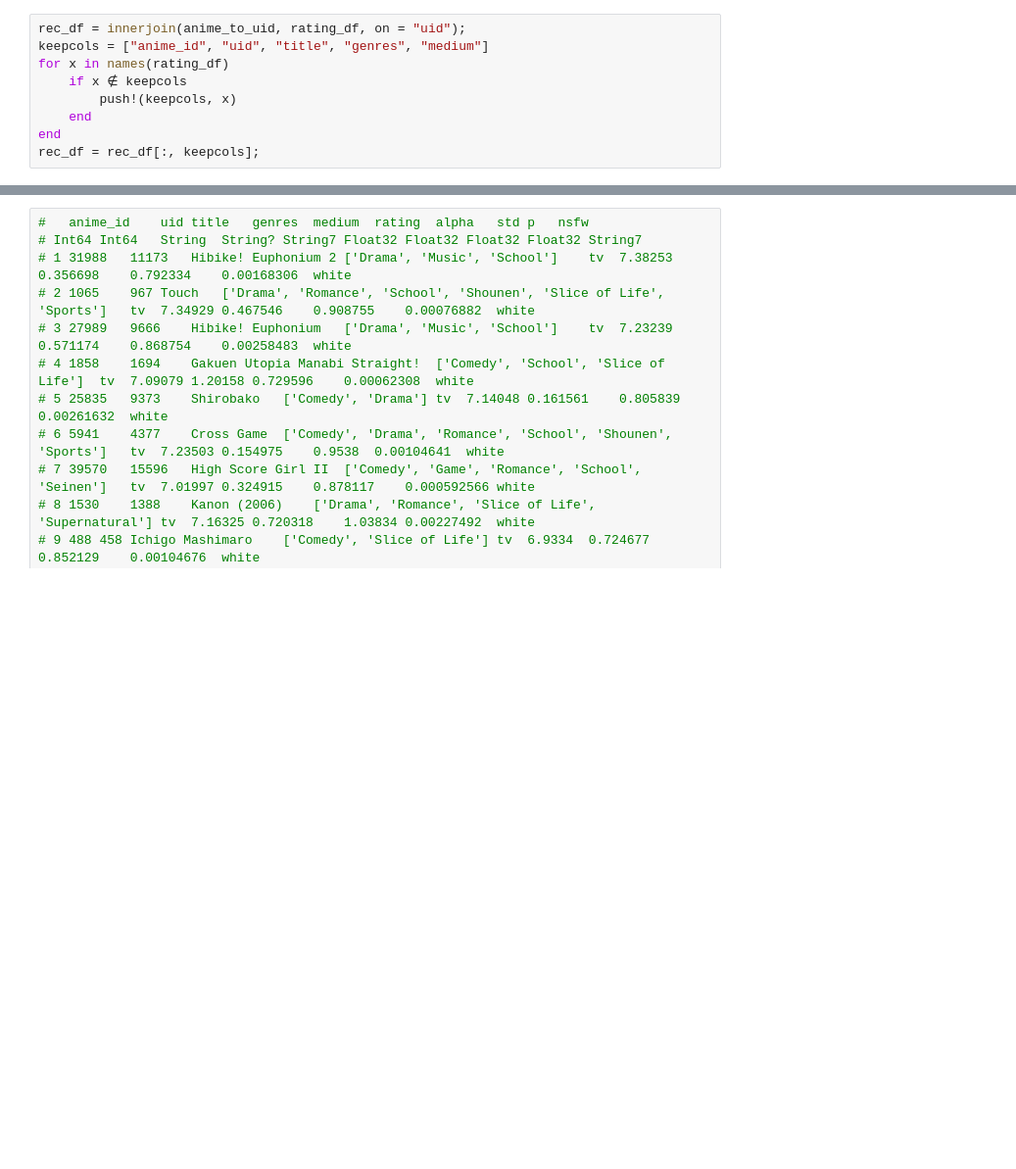
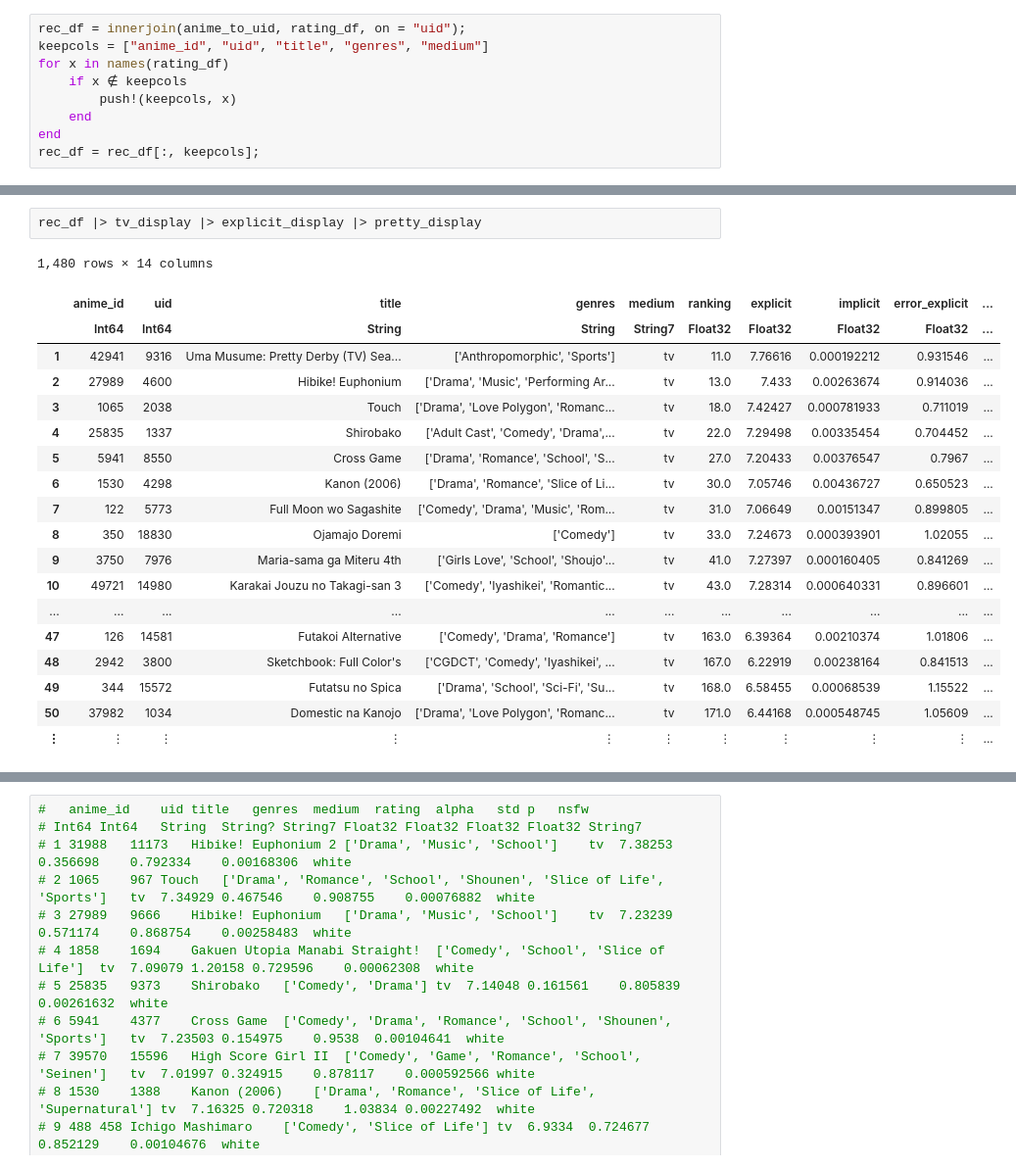
Before and after one commit to Fro116/RecommenderSystem, a Jupyter notebook: notebooks/DisplayRecs/Recommendations.ipynb, the cells around one changed output, grey strips where cells are left out. Shown at 98% size. Cells and saved outputs as stored; diff of their text form; blank space fills up the shorter version.

```diff
--- a/notebooks/DisplayRecs/Recommendations.ipynb
+++ b/notebooks/DisplayRecs/Recommendations.ipynb
@@ -82,2 +76,24 @@ function pretty_display(df)
 end;
+# %%
+rec_df |> tv_display |> explicit_display |> pretty_display
+# %% [output]
+1,480 rows × 14 columns
+|  | anime_id | uid | title | genres | medium | ranking | explicit | implicit | error_explicit | ... |
+|  | Int64 | Int64 | String | String | String7 | Float32 | Float32 | Float32 | Float32 | ... |
+| 1 | 42941 | 9316 | Uma Musume: Pretty Derby (TV) Sea... | ['Anthropomorphic', 'Sports'] | tv | 11.0 | 7.76616 | 0.000192212 | 0.931546 | ... |
+| 2 | 27989 | 4600 | Hibike! Euphonium | ['Drama', 'Music', 'Performing Ar... | tv | 13.0 | 7.433 | 0.00263674 | 0.914036 | ... |
+| 3 | 1065 | 2038 | Touch | ['Drama', 'Love Polygon', 'Romanc... | tv | 18.0 | 7.42427 | 0.000781933 | 0.711019 | ... |
+| 4 | 25835 | 1337 | Shirobako | ['Adult Cast', 'Comedy', 'Drama',... | tv | 22.0 | 7.29498 | 0.00335454 | 0.704452 | ... |
+| 5 | 5941 | 8550 | Cross Game | ['Drama', 'Romance', 'School', 'S... | tv | 27.0 | 7.20433 | 0.00376547 | 0.7967 | ... |
+| 6 | 1530 | 4298 | Kanon (2006) | ['Drama', 'Romance', 'Slice of Li... | tv | 30.0 | 7.05746 | 0.00436727 | 0.650523 | ... |
+| 7 | 122 | 5773 | Full Moon wo Sagashite | ['Comedy', 'Drama', 'Music', 'Rom... | tv | 31.0 | 7.06649 | 0.00151347 | 0.899805 | ... |
+| 8 | 350 | 18830 | Ojamajo Doremi | ['Comedy'] | tv | 33.0 | 7.24673 | 0.000393901 | 1.02055 | ... |
+| 9 | 3750 | 7976 | Maria-sama ga Miteru 4th | ['Girls Love', 'School', 'Shoujo'... | tv | 41.0 | 7.27397 | 0.000160405 | 0.841269 | ... |
+| 10 | 49721 | 14980 | Karakai Jouzu no Takagi-san 3 | ['Comedy', 'Iyashikei', 'Romantic... | tv | 43.0 | 7.28314 | 0.000640331 | 0.896601 | ... |
+| ... | ... | ... | ... | ... | ... | ... | ... | ... | ... | ... |
+| 47 | 126 | 14581 | Futakoi Alternative | ['Comedy', 'Drama', 'Romance'] | tv | 163.0 | 6.39364 | 0.00210374 | 1.01806 | ... |
+| 48 | 2942 | 3800 | Sketchbook: Full Color's | ['CGDCT', 'Comedy', 'Iyashikei', ... | tv | 167.0 | 6.22919 | 0.00238164 | 0.841513 | ... |
+| 49 | 344 | 15572 | Futatsu no Spica | ['Drama', 'School', 'Sci-Fi', 'Su... | tv | 168.0 | 6.58455 | 0.00068539 | 1.15522 | ... |
+| 50 | 37982 | 1034 | Domestic na Kanojo | ['Drama', 'Love Polygon', 'Romanc... | tv | 171.0 | 6.44168 | 0.000548745 | 1.05609 | ... |
+| ⋮ | ⋮ | ⋮ | ⋮ | ⋮ | ⋮ | ⋮ | ⋮ | ⋮ | ⋮ | ... |
 # %%
```
Also changed, not shown: parts of 11 cells of this notebook, 12 other files.
